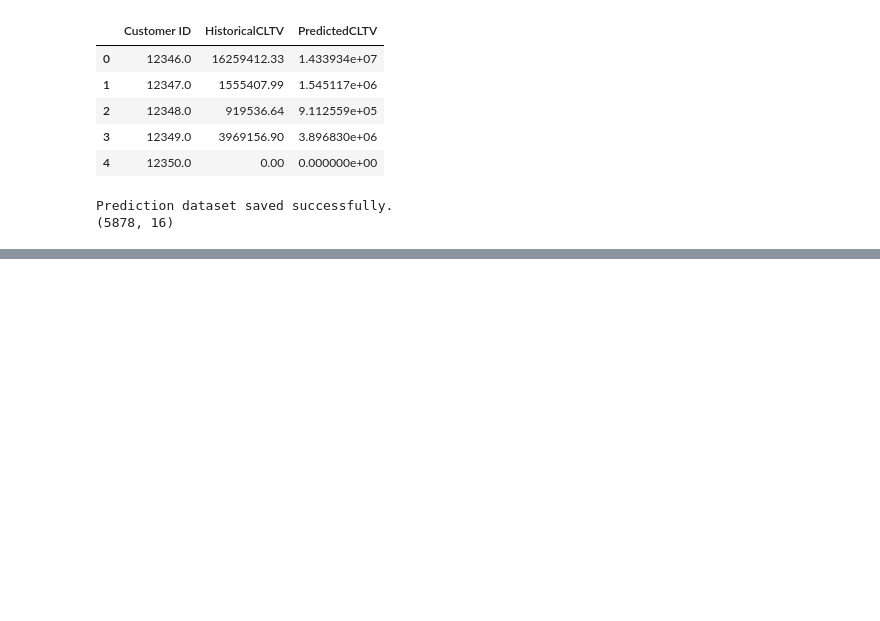
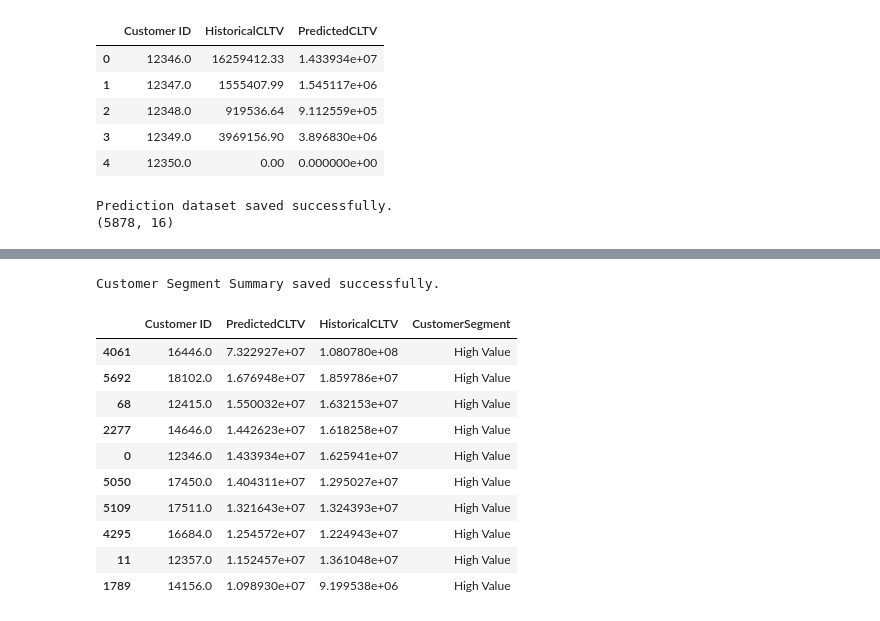
Before and after one commit to Tamoze/SaaS-ECommerce-Cohort-Retention-CLTV-Analysis, a Jupyter notebook: notebooks/04_visualizations.ipynb, the cells around one changed output, grey strips where cells are left out. Saved outputs shown, nothing was run; the diff lists cells and outputs as text; code cells hidden in the pictures; blank space fills up the shorter version.

```diff
--- a/notebooks/04_visualizations.ipynb
+++ b/notebooks/04_visualizations.ipynb
@@ -435,0 +635,25 @@ Prediction dataset saved successfully.
+# %%
+# ==========================================
+# Create Customer-Level Segmentation
+# ==========================================
+
+customer_segment_details = predictions_df.copy()
+
+q1 = customer_segment_details["HistoricalCLTV"].quantile(0.25)
+q3 = customer_segment_details["HistoricalCLTV"].quantile(0.75)
+
+customer_segment_details["CustomerSegment"] = "Medium Value"
+
+customer_segment_details.loc[
+    customer_segment_details["HistoricalCLTV"] <= q1,
+    "CustomerSegment"
+] = "Low Value"
+
+customer_segment_details.loc[
+    customer_segment_details["HistoricalCLTV"] >= q3,
+    "CustomerSegment"
+] = "High Value"
+
+customer_segment_details[
+    ["Customer ID", "HistoricalCLTV", "CustomerSegment"]
+].head()
@@ -435,0 +710,39 @@ Prediction dataset saved successfully.
+# %%
+customer_segments.to_csv(
+    PROCESSED_DATA / "customer_segments.csv",
+    index=False
+)
+
+print("Customer Segment Summary saved successfully.")
+# %% [output]
+Customer Segment Summary saved successfully.
+# %%
+top_predicted = (
+    customer_segment_details
+    .sort_values(
+        by="PredictedCLTV",
+        ascending=False
+    )
+    .head(10)
+)
+
+top_predicted[
+    [
+        "Customer ID",
+        "PredictedCLTV",
+        "HistoricalCLTV",
+        "CustomerSegment"
+    ]
+]
+# %% [output]
+|  | Customer ID | PredictedCLTV | HistoricalCLTV | CustomerSegment |
+| 4061 | 16446.0 | 7.322927e+07 | 1.080780e+08 | High Value |
+| 5692 | 18102.0 | 1.676948e+07 | 1.859786e+07 | High Value |
+| 68 | 12415.0 | 1.550032e+07 | 1.632153e+07 | High Value |
+| 2277 | 14646.0 | 1.442623e+07 | 1.618258e+07 | High Value |
+| 0 | 12346.0 | 1.433934e+07 | 1.625941e+07 | High Value |
+| 5050 | 17450.0 | 1.404311e+07 | 1.295027e+07 | High Value |
+| 5109 | 17511.0 | 1.321643e+07 | 1.324393e+07 | High Value |
+| 4295 | 16684.0 | 1.254572e+07 | 1.224943e+07 | High Value |
+| 11 | 12357.0 | 1.152457e+07 | 1.361048e+07 | High Value |
+| 1789 | 14156.0 | 1.098930e+07 | 9.199538e+06 | High Value |
```
Also changed, not shown: parts of 20 cells of this notebook, 3 other files.
